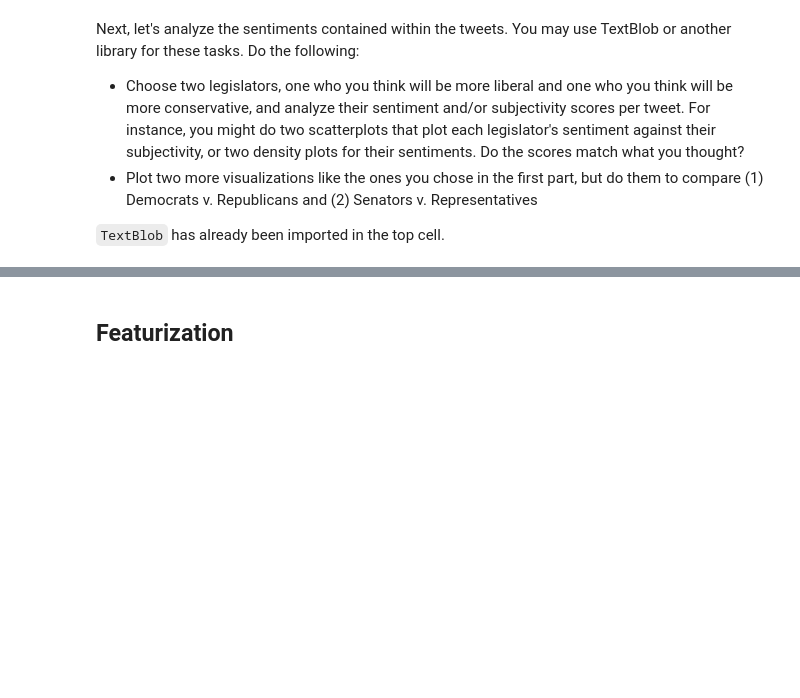
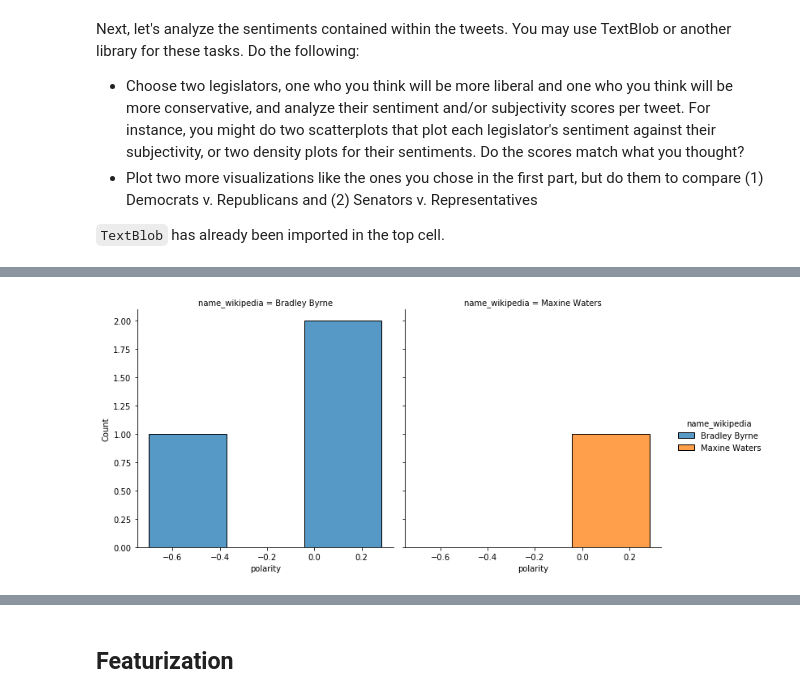
Before and after one commit to paulbsalamanca/CSS-Project-5-Team-6-Spring-2021, a Jupyter notebook: Project 5 Student.ipynb, the cells around one changed output, grey strips where cells are left out. Saved outputs shown, nothing was run; the diff lists cells and outputs as text; code cells hidden in the pictures; blank space fills up the shorter version.

```diff
--- a/Project 5 Student.ipynb
+++ b/Project 5 Student.ipynb
@@ -397,8 +397,8 @@ Next, let's analyze the sentiments contained within the tweets. You may use Text
 
 `TextBlob` has already been imported in the top cell.
 # %%
+#checking dataset
 congress_tweets['tokens'] = congress_tweets['tokens'].map(lambda text: ' '.join(text))
-congress_tweets['polarity'] = congress_tweets['tokens'].map(lambda text: TextBlob(text).sentiment.polarity)
 congress_tweets.head()
 # %% [output]
 |  | tweet_id | screen_name | datetime | text | name_wikipedia | position | joined_congress_date | birthday | ... |
@@ -414,0 +410,14 @@ plt.show()
+# %%
+#Conservative rep - Bradley Byrne
+byrne_tweets = congress_tweets[congress_tweets.name_wikipedia == 'Bradley Byrne']
+byrne_tweets['polarity'] = byrne_tweets['tokens'].map(lambda text: TextBlob(text).sentiment.polarity)
+byrne_tweets['subjectivity'] = byrne_tweets['tokens'].map(lambda text: TextBlob(text).sentiment.subjectivity)
+
+#Liberal rep - Maxine Waters
+waters_tweets = congress_tweets[congress_tweets.name_wikipedia == 'Maxine Waters']
+waters_tweets['polarity'] = waters_tweets['tokens'].map(lambda text: TextBlob(text).sentiment.polarity)
+waters_tweets['subjectivity'] = waters_tweets['tokens'].map(lambda text: TextBlob(text).sentiment.subjectivity)
+
+#Combine data frames
+tweets_combined = [byrne_tweets, waters_tweets]
+sentiment_1 = pd.concat(tweets_combined)
@@ -414,0 +451,6 @@ plt.show()
+# %%
+#Plot sentiment polarity for conservative & liberal legislators
+sns.displot(sentiment_1, x="polarity", hue = "name_wikipedia", col = "name_wikipedia")
+plt.show()
+# %% [output]
+[figure, added]
```
Also changed, not shown: parts of 23 cells of this notebook, 1 other file.
